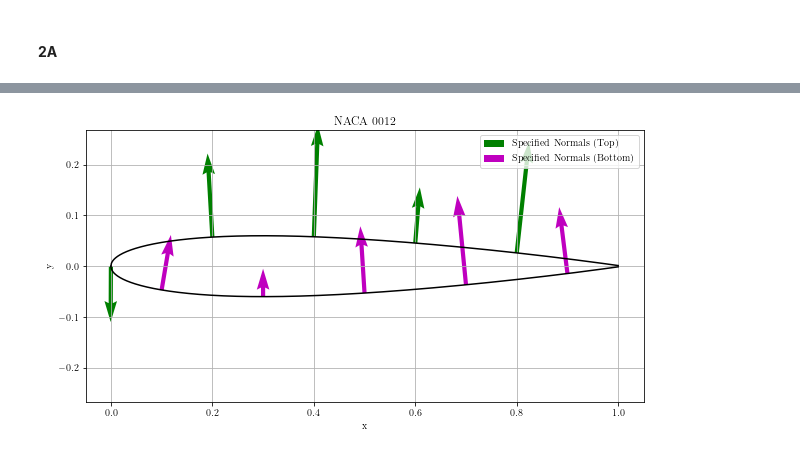
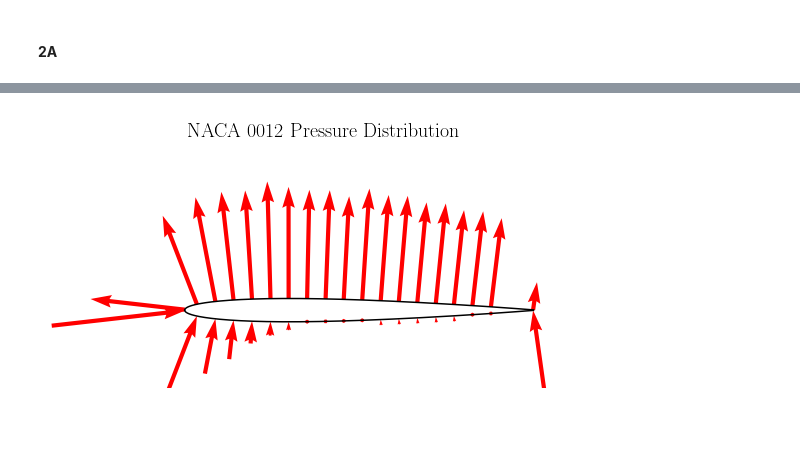
Before and after one commit to HarrisonStoelting/AeroLab, a Jupyter notebook: Lab_1.ipynb, the cells around one changed output, grey strips where cells are left out. Saved outputs shown, nothing was run; the diff lists cells and outputs as text; code cells hidden in the pictures; blank space fills up the shorter version.

```diff
--- a/Lab_1.ipynb
+++ b/Lab_1.ipynb
@@ -338,58 +334,83 @@ plt.show()
 # %%
-# Define your NACA airfoil parameters
+# NACA 0012 pressure distribution
 m = 0.0    # Maximum camber
 p = 0.00001    # Location of maximum camber
 t = 0.12   # Thickness
 c = 1.0    # Chord length
 
 # Generate x-coordinates
-x = np.linspace(0, 1, 1000)
+x = np.linspace(0, 1, 5000)
 
 # Calculate airfoil coordinates for NACA 0012
 x_upper, x_lower, y_upper, y_lower = naca4(x, m, p, t, c)
 
 # Specify the x-coordinates for the vectors on the upper and lower surfaces separately
-vector_x_coordinates_upper = [0.0, 0.2, 0.4, 0.6, 0.8]  # Specify x-coordinates for upper surface vectors
-vector_x_coordinates_lower = [0.1, 0.3, 0.5, 0.7, 0.9]  # Specify x-coordinates for lower surface vectors
-vector_magnitudes_upper = [0.1, 0.15, 0.2, 0.1, 0.2]  # Specify the magnitudes of the vectors
-vector_magnitudes_lower = [0.1, 0.05, 0.12, 0.16, 0.12]  # Specify the magnitudes of the vectors
+vector_x_coordinates_upper = [0.0002, .035, .088, .14, .193, .246, .298, .351, .404, .456, .509, .562, .614, .667, .720, .772, .825, .878, .999]  # Specify x-coordinates for upper surface vectors
+vector_x_coordinates_lower = vector_x_coordinates_upper  # Specify x-coordinates for lower surface vectors
+vector_magnitudes_upper = [-0.34, 0.34, 0.38, 0.39, 0.39, 0.42, 0.40, 0.39, 0.39, 0.37, 0.40, 0.38, 0.38, 0.36, 0.36, 0.34, 0.34, 0.32, .1]  # Specify the magnitudes of the vectors
+vector_magnitudes_lower = [-0.48, 0.32, 0.20, 0.14, 0.08, 0.05, 0.03, 0.01, 0.00, -0.01, -0.01, -0.02, -0.02, -0.02, -0.02, -0.02, -0.01, 0.00, .3]  # Specify the magnitudes of the vectors
 
 # Function to calculate the local normal vectors at specified x-coordinates for both surfaces
 def calculate_specified_normals(x, y, vector_x_coordinates, vector_magnitudes):
     normals_x = []
     normals_y = []
+    pivot_values = []  # Store pivot values separately for each vector
+
     for xi, magnitude in zip(vector_x_coordinates, vector_magnitudes):
         idx = np.argmin(np.abs(x - xi))
         dx = x[idx + 1] - x[idx - 1]
         dy = y[idx + 1] - y[idx - 1]
         normal_length = np.sqrt(dx ** 2 + dy ** 2)
 
-        normals_x.append(-dy / normal_length * magnitude)
-        normals_y.append(dx / normal_length * magnitude)
-    return normals_x, normals_y
+        normals_x.append(-dy / normal_length * abs(magnitude))
+        normals_y.append(dx / normal_length * abs(magnitude))
+
+        # Determine pivot based on magnitude
+        if magnitude >= 0:
+            pivot_values.append('tip')
+        else:
+            pivot_values.append('tail')
+
+    # Set the first vector of each list to have the opposite "pivot" value
+    pivot_values[0] = 'tail' if pivot_values[0] == 'tip' else 'tip'
+
+    return normals_x, normals_y, pivot_values
 
 # Calculate normal vectors for both surfaces at specified x-coordinates
-normals_x_upper, normals_y_upper = calculate_specified_normals(x_upper, y_upper, vector_x_coordinates_upper, vector_magnitudes_upper)
-normals_x_lower, normals_y_lower = calculate_specified_normals(x_lower, y_lower, vector_x_coordinates_lower, vector_magnitudes_lower)
+normals_x_upper, normals_y_upper, pivot_upper = calculate_specified_normals(x_upper, y_upper, vector_x_coordinates_upper, vector_magnitudes_upper)
+normals_x_lower, normals_y_lower, pivot_lower = calculate_specified_normals(x_lower, y_lower, vector_x_coordinates_lower, vector_magnitudes_lower)
 
 # Plot the airfoil
-plt.figure(figsize=(10, 5))
-plt.plot(x_upper, y_upper, 'k-')
-plt.plot(x_lower, y_lower, 'k-')
+fig, ax = plt.subplots(figsize=(10, 5))
+ax.plot(x_upper, y_upper, 'k-')
+ax.plot(x_lower, y_lower, 'k-')
 
 # Plot specified normal vectors on the upper surface with arrow tips touching
-plt.quiver(vector_x_coordinates_upper, [y_upper[np.argmin(np.abs(x_upper - xi))] for xi in vector_x_coordinates_upper],
-           normals_x_upper, normals_y_upper, scale=1, color='g', label='Specified Normals (Top)', pivot='tail')
+ax.quiver(vector_x_coordinates_upper[0], y_upper[np.argmin(np.abs(x_upper - vector_x_coordinates_upper[0]))],
+           normals_x_upper[0], normals_y_upper[0], scale=2, color='r', label='Specified Normals (Top)', pivot='tail')
+ax.quiver(vector_x_coordinates_upper[1:], [y_upper[np.argmin(np.abs(x_upper - xi))] for xi in vector_x_coordinates_upper[1:]],
+           normals_x_upper[1:], normals_y_upper[1:], scale=2, color='r')
+
 # Plot specified normal vectors on the lower surface with arrow tips touching
-plt.quiver(vector_x_coordinates_lower, [y_lower[np.argmin(np.abs(x_lower - xi))] for xi in vector_x_coordinates_lower],
-           normals_x_lower, normals_y_lower, scale=1, color='m', label='Specified Normals (Bottom)', pivot='tail')
+ax.quiver(vector_x_coordinates_lower[0], y_lower[np.argmin(np.abs(x_lower - vector_x_coordinates_lower[0]))],
+           normals_x_lower[0], normals_y_lower[0], scale=2, color='r', pivot=pivot_lower[0])
+ax.quiver(vector_x_coordinates_lower[1:], [y_lower[np.argmin(np.abs(x_lower - xi))] for xi in vector_x_coordinates_lower[1:]],
+           normals_x_lower[1:], normals_y_lower[1:], scale=2, color='r', pivot = "tip")
 
-plt.xlabel('x')
-plt.ylabel('y')
-plt.title('NACA 0012')
-plt.legend()
-plt.grid(True)
-plt.axis('equal')
+ax.set_xlim(-.4, 1.2)
+ax.set_ylim(-.4, 1)
+
+title_text = 'NACA 0012 Pressure Distribution'
+title_bbox = dict(boxstyle='square', facecolor='white', edgecolor='none', pad=0.3)
+ax.text(0.5, 0.94, title_text, transform=ax.transAxes, fontsize=20, ha='center', va='center', bbox=title_bbox)
+
+# Hide the top and right spines of the graph
+ax.spines[['top', 'right', 'left', 'bottom']].set_visible(False)
+
+# Hide all tick marks
+ax.set_xticks([])
+ax.set_yticks([])
+
 plt.show()
 # %% [output]
-[figure, old version]
+[figure, new version]
```
Also changed, not shown: parts of 11 cells of this notebook, 1 other file.
